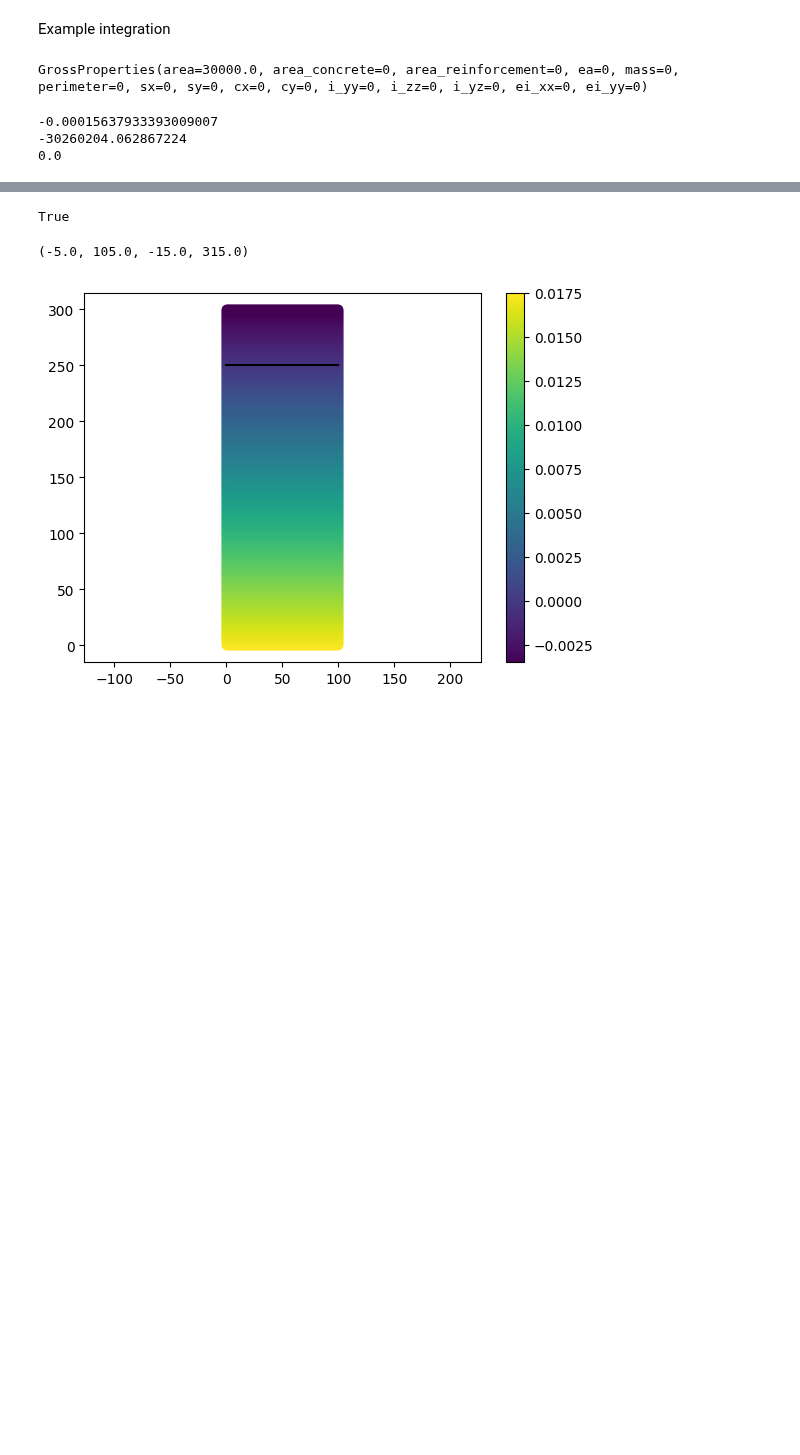
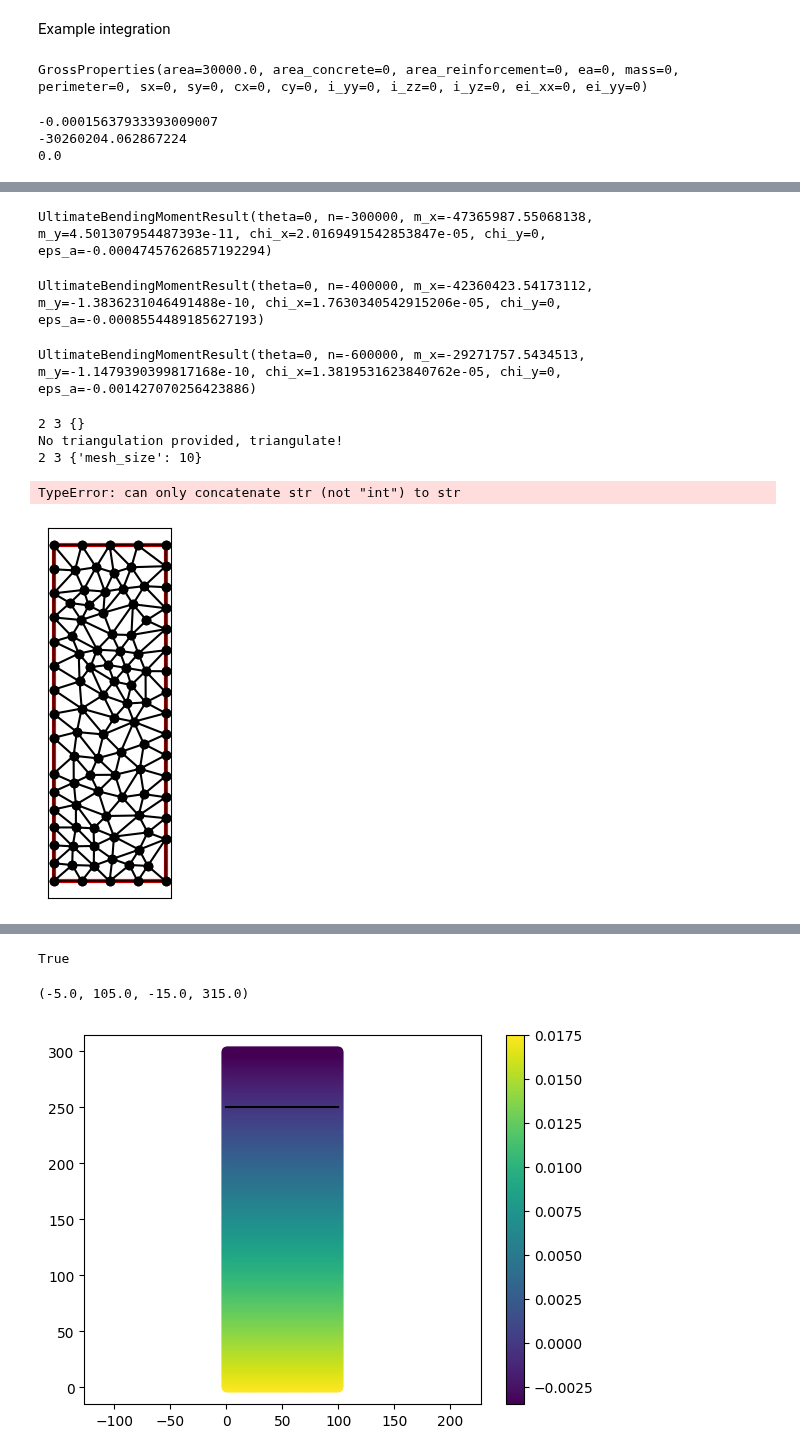
Before and after one commit to fib-international/structuralcodes, a Jupyter notebook: test.ipynb, the cells around one changed output, grey strips where cells are left out. Drawn from its saved outputs; the diff is of its cells as text; code cells hidden in the pictures; blank space fills up the shorter version.

Commit message:
Draft Fiber Integrator

```diff
--- a/test.ipynb
+++ b/test.ipynb
@@ -233,0 +118,40 @@ check:  -100000 -100000.00579079508
+# %%
+sec.section_analyzer.calculate_bending_strength(0,-300000)
+# %% [output]
+UltimateBendingMomentResult(theta=0, n=-300000, m_x=-47365987.55068138, m_y=4.501307954487393e-11, chi_x=2.0169491542853847e-05, chi_y=0, eps_a=-0.00047457626857192294)
+# %%
+sec.section_analyzer.calculate_bending_strength(0,-400000)
+# %% [output]
+UltimateBendingMomentResult(theta=0, n=-400000, m_x=-42360423.54173112, m_y=-1.3836231046491488e-10, chi_x=1.7630340542915206e-05, chi_y=0, eps_a=-0.0008554489185627193)
+# %%
+sec.section_analyzer.calculate_bending_strength(0,-600000)
+# %% [output]
+UltimateBendingMomentResult(theta=0, n=-600000, m_x=-29271757.5434513, m_y=-1.1479390399817168e-10, chi_x=1.3819531623840762e-05, chi_y=0, eps_a=-0.001427070256423886)
+# %%
+def myfun(a,b,**kwargs):
+    print(a,b,kwargs)
+    if 'mesh_size' in kwargs:
+        print('mesh size given: {}'.format(kwargs.get('mesh_size')))
+    if 'tri' in kwargs:
+        print('Provided trinagulation, do NOT triangulate again')
+    else:
+        print('No triangulation provided, triangulate!')
+
+myfun(2,3)
+myfun(2,3,mesh_size = 10)
+# %% [output]
+2 3 {}
+No triangulation provided, triangulate!
+2 3 {'mesh_size': 10}
+TypeError: can only concatenate str (not "int") to str
+# %%
+from structuralcodes.sections._section_integrators import FiberIntegrator
+import triangle
+import matplotlib.pyplot as plt
+
+integr = FiberIntegrator()
+
+pi = integr.prepare_input(geo=sec.geometry,strain=[0.007, 7e-5,0])
+triangle.plot(plt.axes(),**pi[0])
+# %% [output]
+[figure, added]
```
Also changed, not shown: parts of 8 cells of this notebook, 2 other files.
